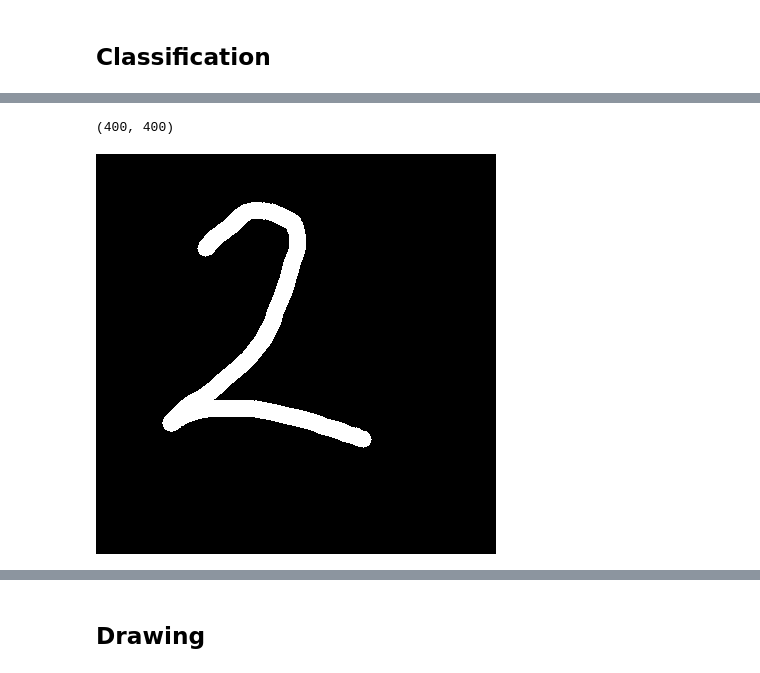
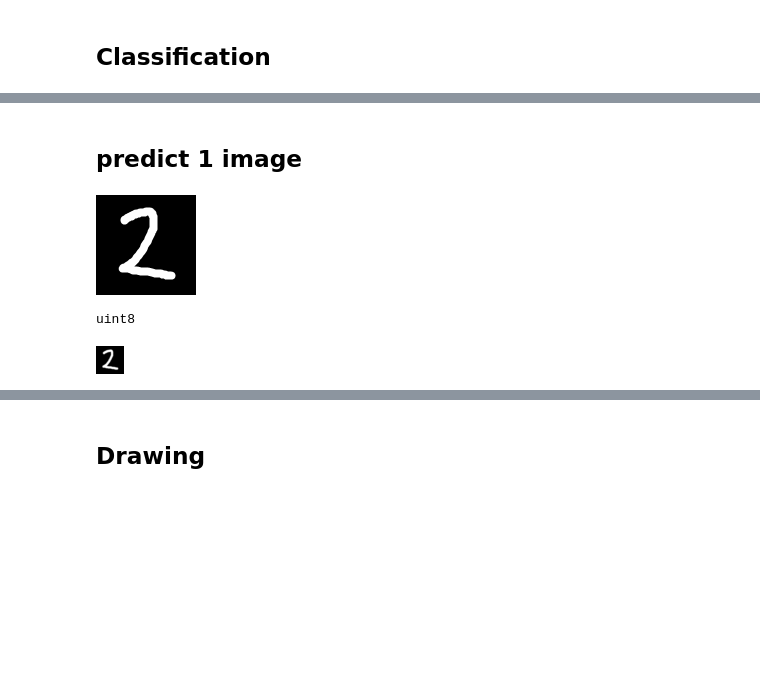
Before and after one commit to hccho2/hccho2FirstGitProject, a Jupyter notebook: torch_files/MNIST_loading.ipynb, the cells around one changed output, grey strips where cells are left out. Cells and saved outputs as stored; diff of their text form; code cells hidden in the pictures; blank space fills up the shorter version.

```diff
--- a/torch_files/MNIST_loading.ipynb
+++ b/torch_files/MNIST_loading.ipynb
@@ -212,0 +369,2 @@ from PIL import Image
+# %% [markdown]
+## predict 1 image
@@ -213,21 +379,18 @@ from PIL import Image
 # %%
 #path = 'seven2.png'
-#path = 'eight2.png'
-path = 'seven.png'
+#path = 'eight.png'
+#path = 'seven.png'
 #path = 'three.png'
 #path = 'five.png'
-
+#path = 'my_digit4.png'
+path = 'my_digit2.png'
+#path = 'mnist_digit.png'
 # img = Image.open(path).convert('L').resize((28, 28))
 # img_tensor = transform(img).reshape(-1,28*28)
 
 
-#mg = Image.open(path)
-img = Image.fromarray(drawing_image)
+img = Image.open(path)
+#img = Image.fromarray(drawing_image)
+img
+# %% [output]
+[figure, added]
-# %%
-np.array(img).shape  #, img_tensor.shape
-# %% [output]
-(400, 400)
-# %%
-img
-# %% [output]
-[figure, removed]
@@ -244,3 +397,15 @@ def predict(model,img):
+# %%
+tr = transforms.Grayscale(num_output_channels=1)(img)
+tr = transforms.Resize((28,28))(tr)
+temp = np.array(tr).astype(np.uint8)  #, img_tensor.shape
+print(temp.dtype)
+np.savetxt('mnist_digit.txt',temp,fmt='%i')
+im = Image.fromarray(temp)
+im.save("resized_mnist_fig.png")
+im
+# %% [output]
+uint8
+[figure, added]
 # %%
 predict(model,img)
 # %% [output]
```
Also changed, not shown: parts of 22 cells of this notebook.
